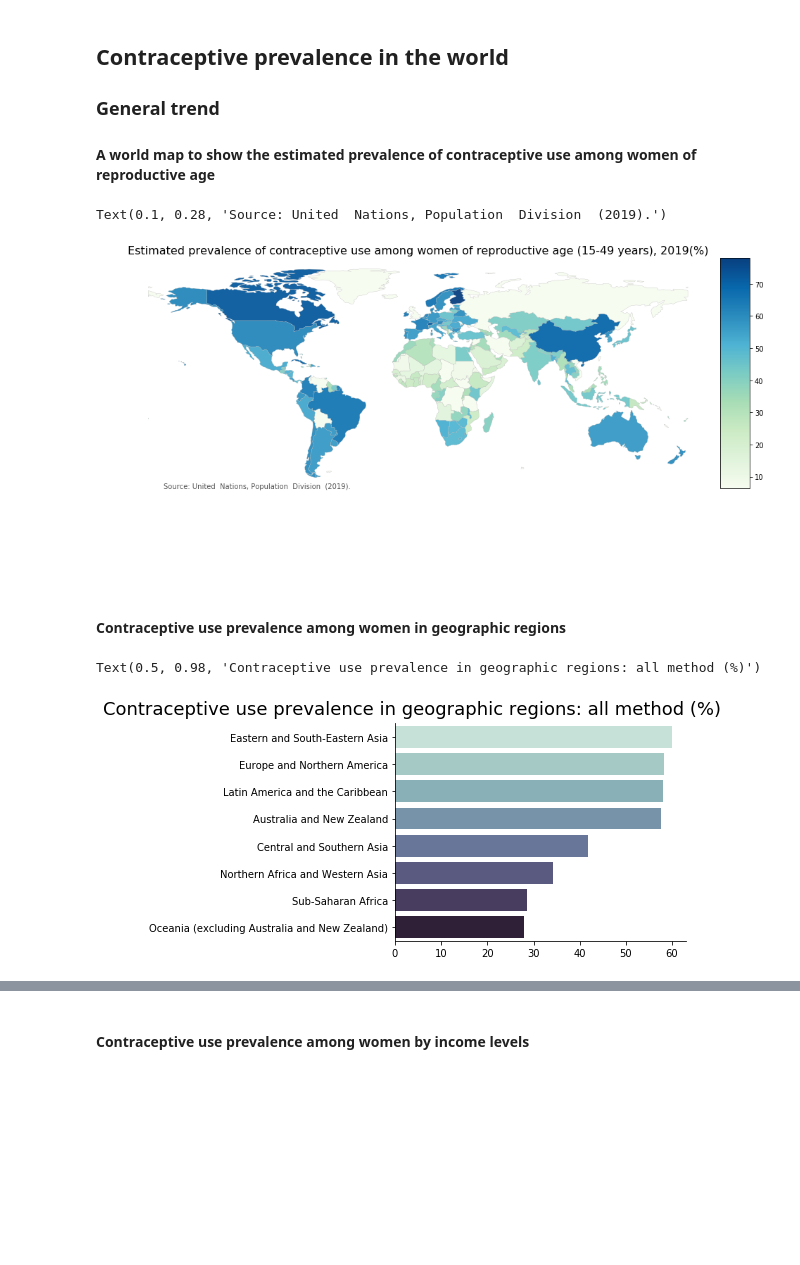
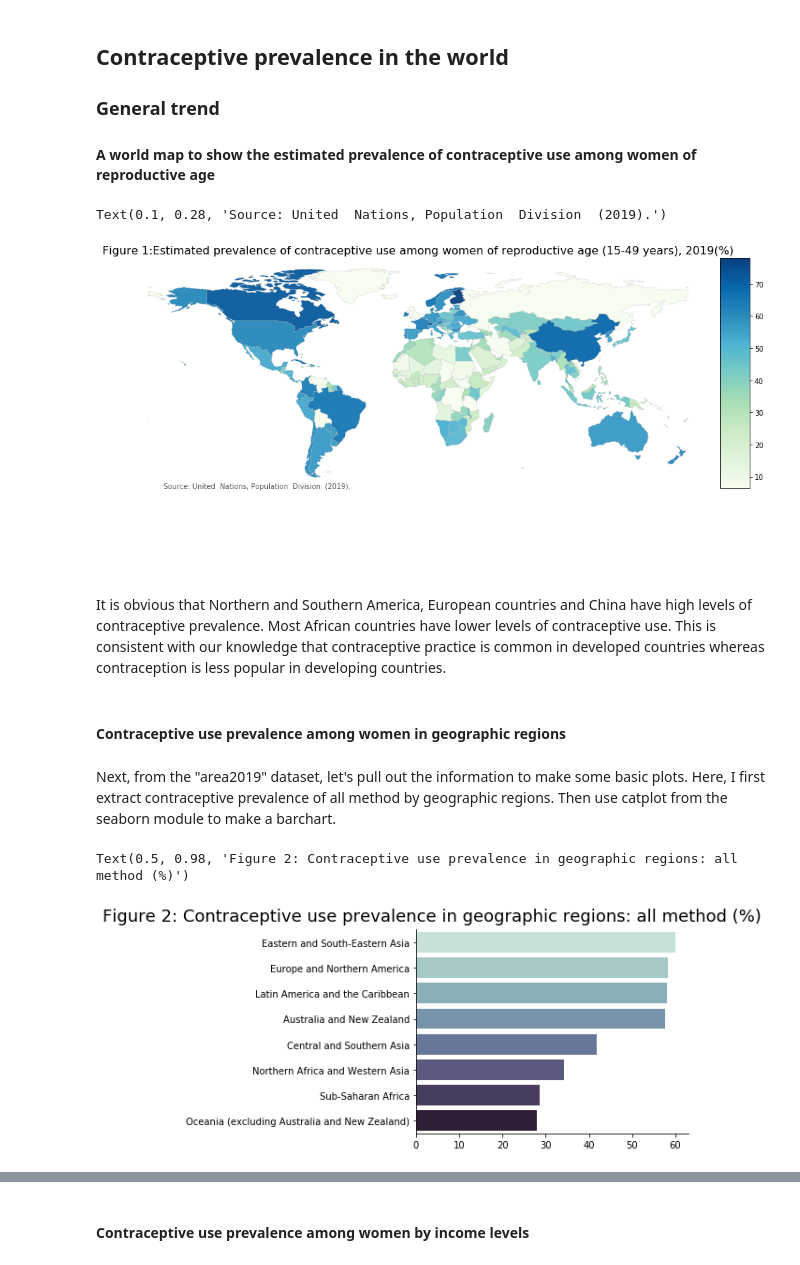
Before and after one commit to JYU-412/Contraceptive-data-visualization, a Jupyter notebook: Project_contraceptive_data_visualization.ipynb, the cells around one changed output, grey strips where cells are left out. Saved outputs shown, nothing was run; the diff lists cells and outputs as text; code cells hidden in the pictures; blank space fills up the shorter version.

```diff
--- a/Project_contraceptive_data_visualization.ipynb
+++ b/Project_contraceptive_data_visualization.ipynb
@@ -87,15 +118,19 @@ World_con.plot(column='Any method', linewidth=0.3, ax=ax, edgecolor='0.7',alpha=
 ax.axis('off')# remove the axis
 
 # add plot title and annotation
-ax.set_title('Estimated prevalence of contraceptive use among women of reproductive age (15-49 years), 2019(%)',
+ax.set_title('Figure 1:Estimated prevalence of contraceptive use among women of reproductive age (15-49 years), 2019(%)',
              fontdict={'fontsize': '16', 'fontweight' : '5','horizontalalignment': 'center'})
 ax.annotate('Source: United  Nations, Population  Division  (2019).',xy=(0.1, 0.28),
             xycoords='figure fraction', horizontalalignment='left', verticalalignment='top',
             fontsize=10, color='#555555')
 # %% [output]
 Text(0.1, 0.28, 'Source: United  Nations, Population  Division  (2019).')
-[figure, old version]
+[figure, new version]
+# %% [markdown]
+It is obvious that Northern and Southern America, European countries and China have high levels of contraceptive prevalence. Most African countries have lower levels of contraceptive use. This is consistent with our knowledge that  contraceptive practice is common in developed countries whereas contraception is less popular in developing countries.
 # %% [markdown]
 #### Contraceptive use prevalence among women in geographic regions
+# %% [markdown]
+Next, from the "area2019" dataset, let's pull out the information to make some basic plots. Here, I first extract contraceptive prevalence of all method by geographic regions. Then use catplot from the seaborn module to make a barchart.
 # %%
 g_contra=area2019.iloc[1:9,:2]
@@ -103,15 +138,16 @@ g_contra=g_contra.sort_values("Any method", ascending=False)
 # %%
 g=sns.catplot(y="area", x="Any method",
               palette=(sns.cubehelix_palette(8, start=.5, rot=-.5)),
               height=4,aspect=2, kind="bar",  data=g_contra)
 
+## remove y and x labs.
 (g.set_ylabels("")
   .set_xlabels(""))
 
 ## setup title
 g.fig.subplots_adjust(top=0.9)
-g.fig.suptitle('Contraceptive use prevalence in geographic regions: all method (%)',
+g.fig.suptitle('Figure 2: Contraceptive use prevalence in geographic regions: all method (%)',
                fontsize=18)
 # %% [output]
-Text(0.5, 0.98, 'Contraceptive use prevalence in geographic regions: all method (%)')
+Text(0.5, 0.98, 'Figure 2: Contraceptive use prevalence in geographic regions: all method (%)')
-[figure, old version]
+[figure, new version]
```
Also changed, not shown: parts of 35 cells of this notebook, 1 other file.
